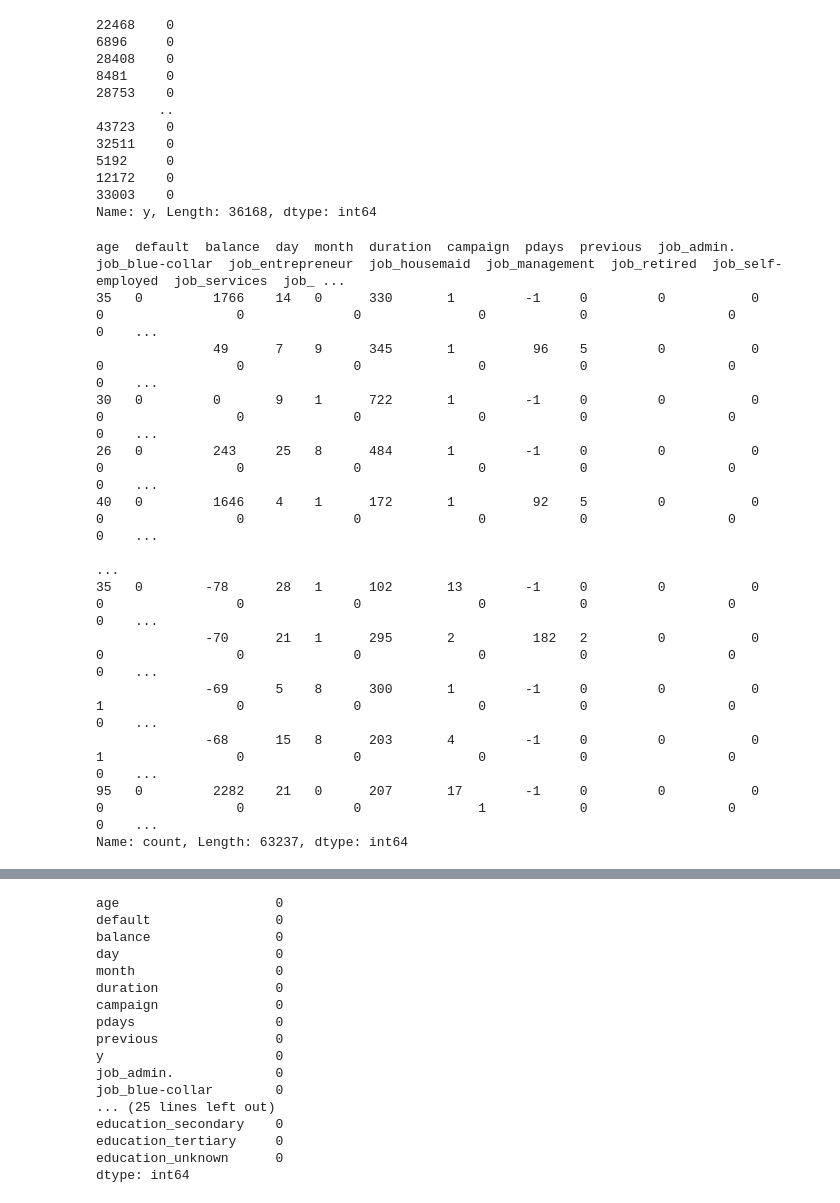
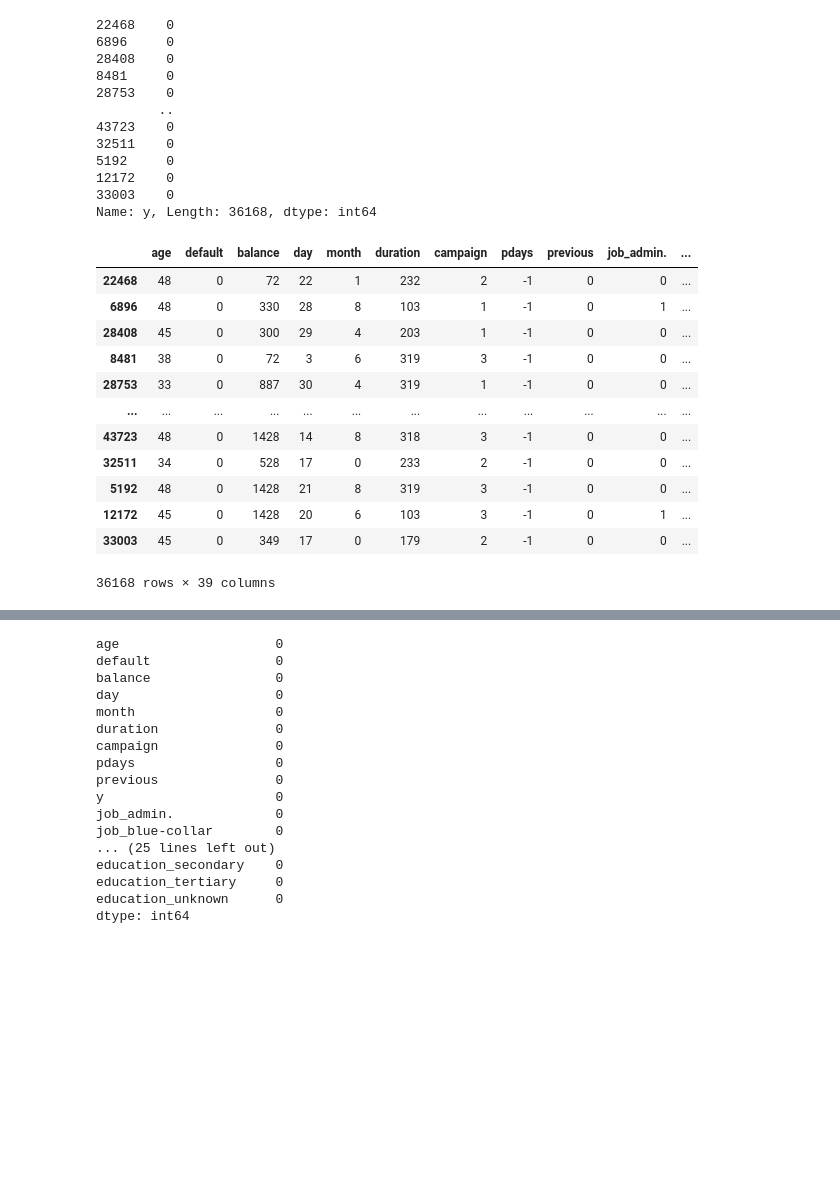
Before and after one commit to Dulina77/bank-marketing-prediction, a Jupyter notebook: Notebooks/cw1.ipynb, the cells around one changed output, grey strips where cells are left out. Saved outputs shown, nothing was run; the diff lists cells and outputs as text; code cells hidden in the pictures; blank space fills up the shorter version.

```diff
--- a/Notebooks/cw1.ipynb
+++ b/Notebooks/cw1.ipynb
@@ -156,19 +193,20 @@ Name: y, Length: 36168, dtype: int64
 # %%
 smote = SMOTE(sampling_strategy='minority')
 x_train_final,y_train_final = smote.fit_resample(x_train,y_train)
 
 x_train_final.value_counts()
+x_train
 # %% [output]
+|  | age | default | balance | day | month | duration | campaign | pdays | previous | job_admin. | ... |
+| 22468 | 48 | 0 | 72 | 22 | 1 | 232 | 2 | -1 | 0 | 0 | ... |
+| 6896 | 48 | 0 | 330 | 28 | 8 | 103 | 1 | -1 | 0 | 1 | ... |
+| 28408 | 45 | 0 | 300 | 29 | 4 | 203 | 1 | -1 | 0 | 0 | ... |
+| 8481 | 38 | 0 | 72 | 3 | 6 | 319 | 3 | -1 | 0 | 0 | ... |
+| 28753 | 33 | 0 | 887 | 30 | 4 | 319 | 1 | -1 | 0 | 0 | ... |
+| ... | ... | ... | ... | ... | ... | ... | ... | ... | ... | ... | ... |
+| 43723 | 48 | 0 | 1428 | 14 | 8 | 318 | 3 | -1 | 0 | 0 | ... |
+| 32511 | 34 | 0 | 528 | 17 | 0 | 233 | 2 | -1 | 0 | 0 | ... |
+| 5192 | 48 | 0 | 1428 | 21 | 8 | 319 | 3 | -1 | 0 | 0 | ... |
+| 12172 | 45 | 0 | 1428 | 20 | 6 | 103 | 3 | -1 | 0 | 1 | ... |
+| 33003 | 45 | 0 | 349 | 17 | 0 | 179 | 2 | -1 | 0 | 0 | ... |
-age  default  balance  day  month  duration  campaign  pdays  previous  job_admin.  job_blue-collar  job_entrepreneur  job_housemaid  job_management  job_retired  job_self-employed  job_services  job_ ...
-35   0         1766    14   0      330       1         -1     0         0           0                0                 0              0               0            0                  0             0    ...
-               49      7    9      345       1          96    5         0           0                0                 0              0               0            0                  0             0    ...
-30   0         0       9    1      722       1         -1     0         0           0                0                 0              0               0            0                  0             0    ...
-26   0         243     25   8      484       1         -1     0         0           0                0                 0              0               0            0                  0             0    ...
-40   0         1646    4    1      172       1          92    5         0           0                0                 0              0               0            0                  0             0    ...
-                                                                                                                                                                                                         ...
-35   0        -78      28   1      102       13        -1     0         0           0                0                 0              0               0            0                  0             0    ...
-              -70      21   1      295       2          182   2         0           0                0                 0              0               0            0                  0             0    ...
-              -69      5    8      300       1         -1     0         0           0                1                 0              0               0            0                  0             0    ...
-              -68      15   8      203       4         -1     0         0           0                1                 0              0               0            0                  0             0    ...
-95   0         2282    21   0      207       17        -1     0         0           0                0                 0              0               1            0                  0             0    ...
-Name: count, Length: 63237, dtype: int64
+36168 rows × 39 columns
```
Also changed, not shown: parts of 10 cells of this notebook.
